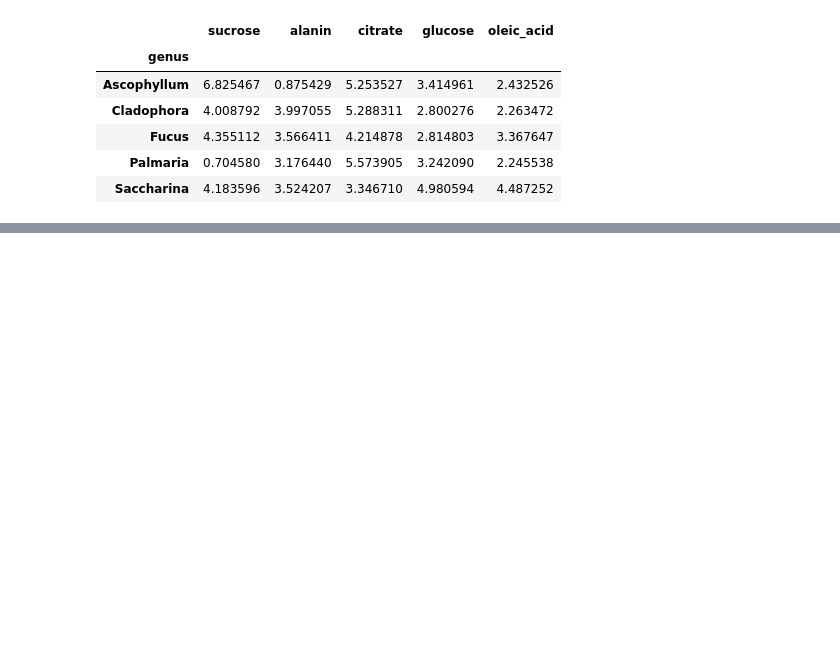
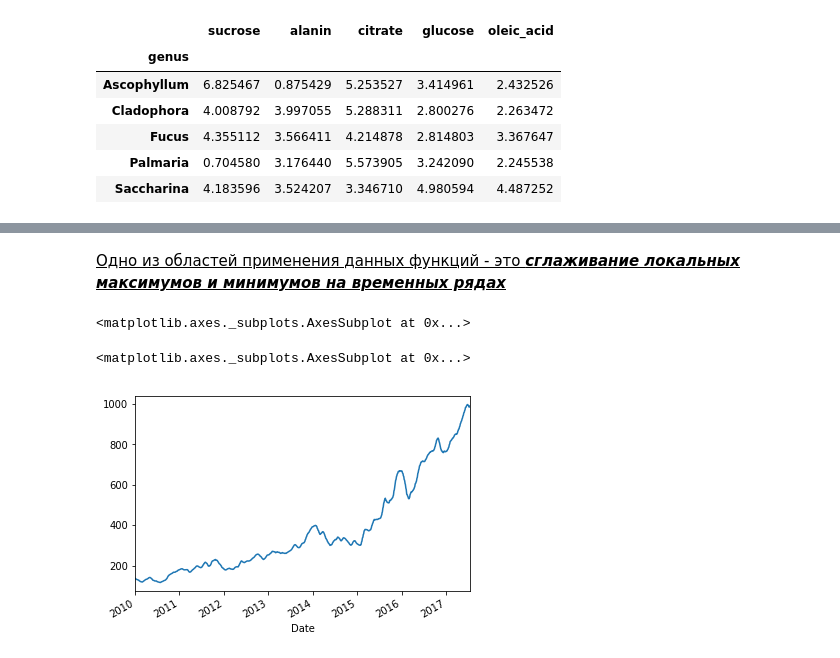
Before and after one commit to avynychenko/ML-course-Python, a Jupyter notebook: Syntax of PANDAS with examples.ipynb, the cells around one changed output, grey strips where cells are left out. Saved outputs shown, nothing was run; the diff lists cells and outputs as text; code cells hidden in the pictures; blank space fills up the shorter version.

```diff
--- a/Syntax of PANDAS with examples.ipynb
+++ b/Syntax of PANDAS with examples.ipynb
@@ -415,0 +484,4 @@ mean_concentrations
+# %%
+stock = pd.read_csv('https://raw.githubusercontent.com/PacktPublishing/Pandas-Cookbook/master/data/amzn_stock.csv', \
+                   index_col="Date", parse_dates=True)
+stock.head()
@@ -415,0 +627,12 @@ mean_concentrations
+# %% [markdown]
+<u>Одно из областей применения данных функций - это ***сглаживание локальных максимумов и минимумов на временных рядах***</u>
+# %%
+stock['Open'].plot()
+# %% [output]
+<matplotlib.axes._subplots.AxesSubplot at 0x...>
+# %%
+ns = stock['Open'].rolling(20, min_periods=1).mean()
+ns.plot()
+# %% [output]
+<matplotlib.axes._subplots.AxesSubplot at 0x...>
+[figure, added]
```
Also changed, not shown: parts of 34 cells of this notebook, 9 other files.
